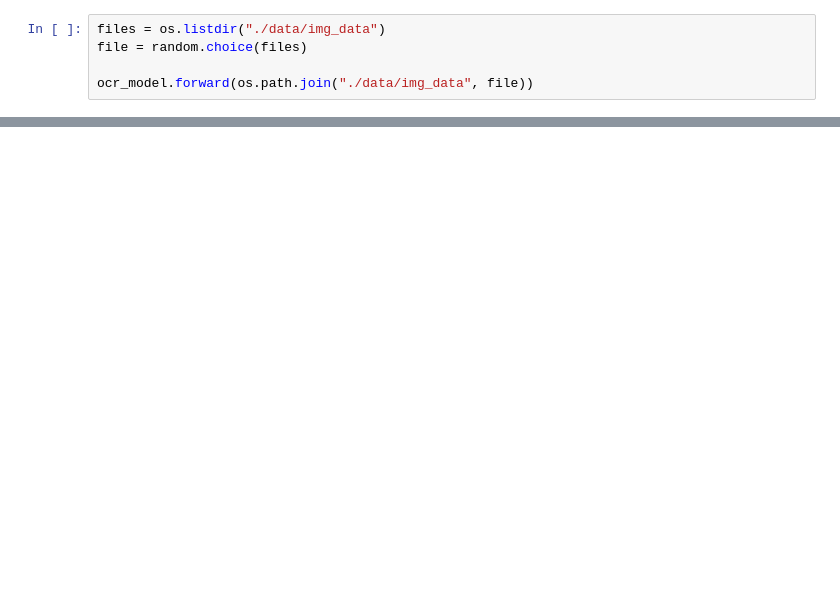
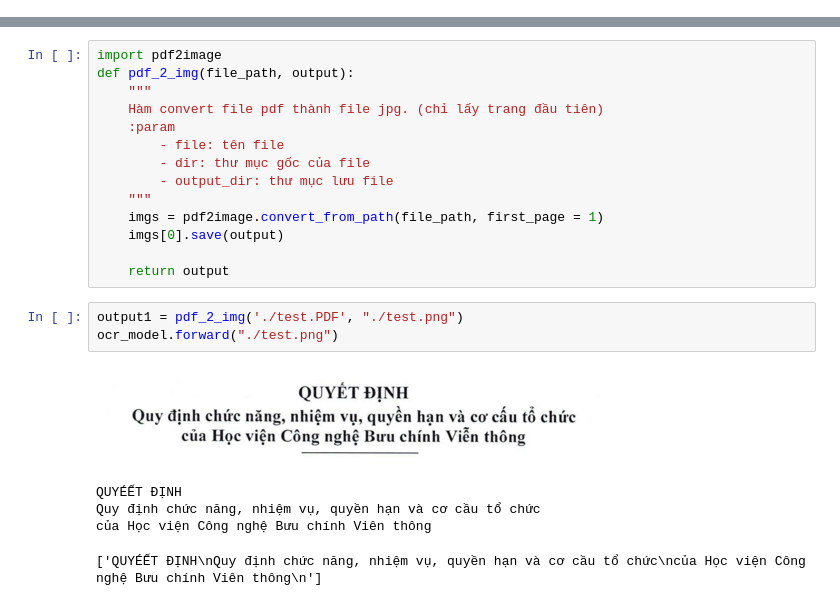
Before and after one commit to namn44241/OCR_Vietocr, a Jupyter notebook: test.ipynb, the cells around one changed output, grey strips where cells are left out. Saved outputs shown, nothing was run; the diff lists cells and outputs as text; blank space fills up the shorter version.

```diff
--- a/test.ipynb
+++ b/test.ipynb
@@ -13,5 +8,0 @@ ocr_model = OCR()
-# %%
-files = os.listdir("./data/img_data")
-file = random.choice(files)
-
-ocr_model.forward(os.path.join("./data/img_data", file))
@@ -39,0 +9,23 @@ sóc trăng, ngày 19 tháng 02 năm 2025
+# %%
+import pdf2image
+def pdf_2_img(file_path, output):
+    """
+    Hàm convert file pdf thành file jpg. (chỉ lấy trang đầu tiên)
+    :param
+        - file: tên file
+        - dir: thư mục gốc của file
+        - output_dir: thư mục lưu file
+    """
+    imgs = pdf2image.convert_from_path(file_path, first_page = 1)
+    imgs[0].save(output)
+
+    return output
+# %%
+output1 = pdf_2_img('./test.PDF', "./test.png")
+ocr_model.forward("./test.png")
+# %% [output]
+[figure, added]
+QUYÉẾT ĐỊNH
+Quy định chức năng, nhiệm vụ, quyền hạn và cơ cầu tổ chức
+của Học viện Công nghệ Bưu chính Viên thông
+['QUYÉẾT ĐỊNH\nQuy định chức năng, nhiệm vụ, quyền hạn và cơ cầu tổ chức\ncủa Học viện Công nghệ Bưu chính Viên thông\n']
```
Also changed, not shown: parts of 11 cells of this notebook, 12 other files.
